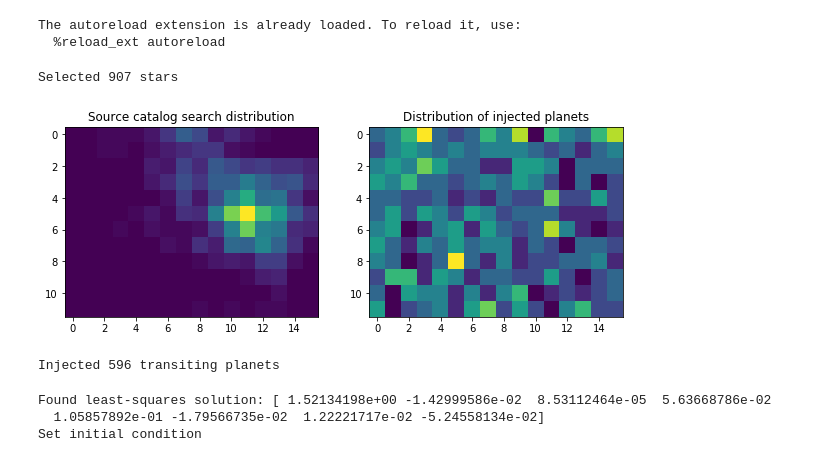
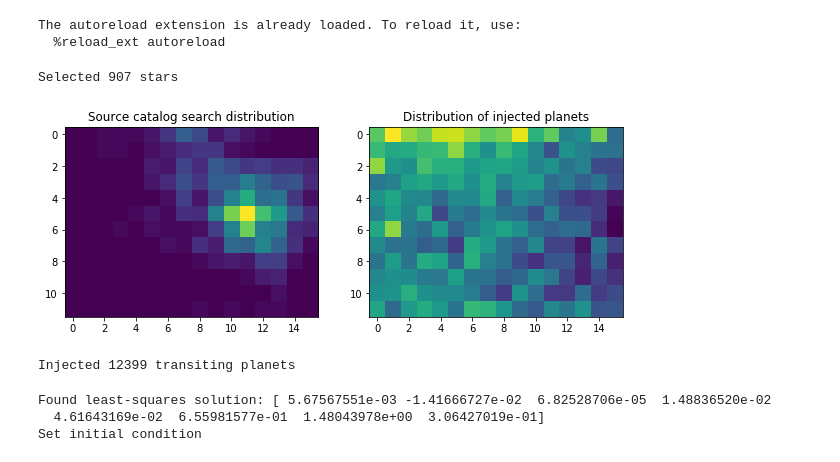
Before and after one commit to aditya-sengupta/tesscomp-prototyping, a Jupyter notebook: fitcomp_sullivan.ipynb, the cells around one changed output. Drawn from its saved outputs; the diff is of its cells as text; code cells hidden in the pictures.

```diff
--- a/fitcomp_sullivan.ipynb
+++ b/fitcomp_sullivan.ipynb
@@ -11,21 +12,27 @@ The autoreload extension is already loaded. To reload it, use:
   %reload_ext autoreload
 # %%
 catalog, num_stars = get_catalog_and_numstars(name, cut_to_Ms)
-synth = make_synth_solar_systems(num_stars=10000)
+num_stars = 200000
+if os.path.isfile('synth{}.h5'.format(str(num_stars))):
+    synth = pd.read_hdf('synth{}.h5'.format(str(num_stars)))
+else:
+    print("Making synth solar systems")
+    synth = make_synth_solar_systems(num_stars=num_stars)
+    synth.to_hdf('synth{}.h5'.format(str(num_stars)), key='synth')
 synth = synth[synth.transit_bool]
 hist_synth, hist_catalog = make_hists(synth, catalog)
 print("Injected {} transiting planets".format(int(np.sum(hist_synth))))
 # %% [output]
 Selected 907 stars
-[figure, old version]
+[figure, new version]
-Injected 596 transiting planets
+Injected 12399 transiting planets
 # %%
 ll, p0 = make_mcmc_setup(hist_synth, hist_catalog, nwalkers)
 sampler = emcee.EnsembleSampler(nwalkers, ndim, ll)
-_ = sampler.run_mcmc(p0, 1000, progress="notebook")
+_ = sampler.run_mcmc(p0, 10000, progress="notebook")
 sampler.reset()
-pos, _, _ = sampler.run_mcmc(p0, 5000, store=True, progress="notebook")
+pos, _, _ = sampler.run_mcmc(p0, 50000, store=True, progress="notebook")
 # %% [output]
-Found least-squares solution: [ 1.52134198e+00 -1.42999586e-02  8.53112464e-05  5.63668786e-02
-  1.05857892e-01 -1.79566735e-02  1.22221717e-02 -5.24558134e-02]
+Found least-squares solution: [ 5.67567551e-03 -1.41666727e-02  6.82528706e-05  1.48836520e-02
+  4.61643169e-02  6.55981577e-01  1.48043978e+00  3.06427019e-01]
 Set initial condition
```
Also changed, not shown: parts of 7 cells of this notebook, 2 other files.
